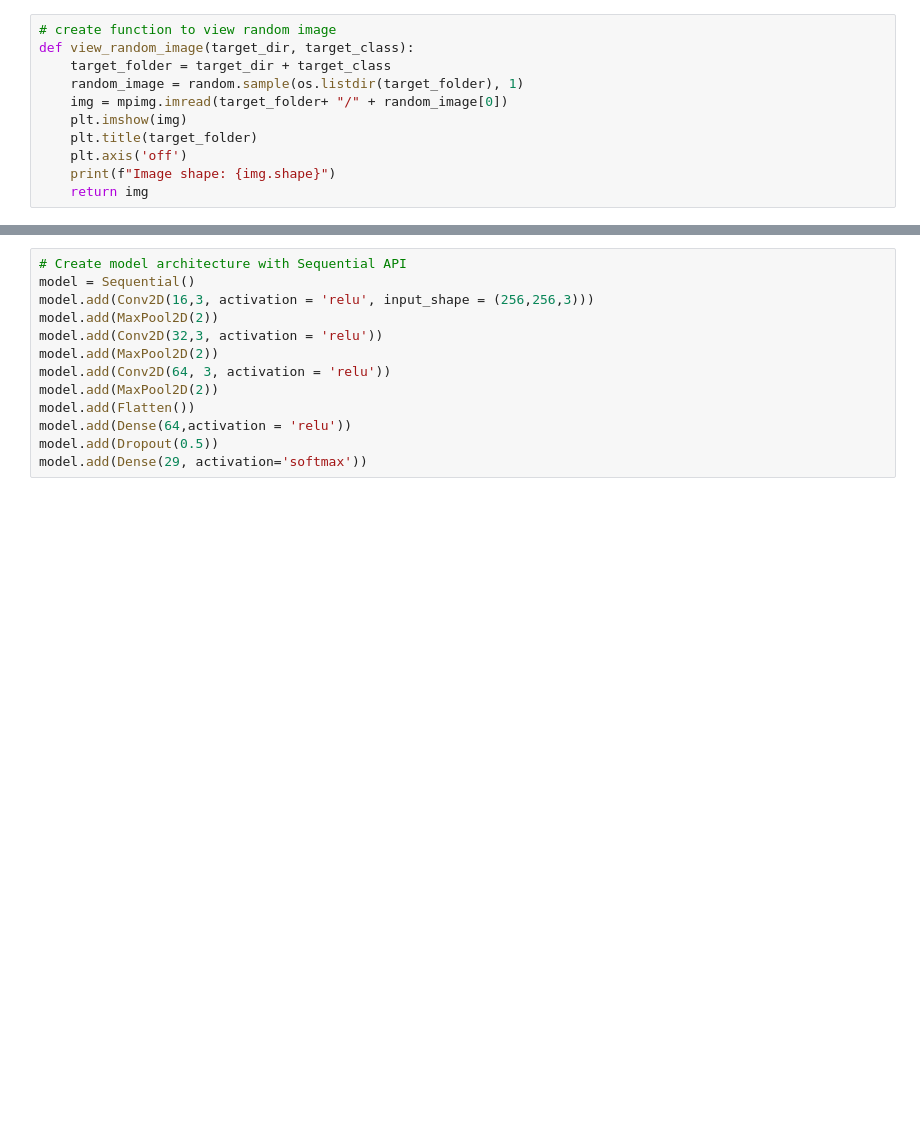
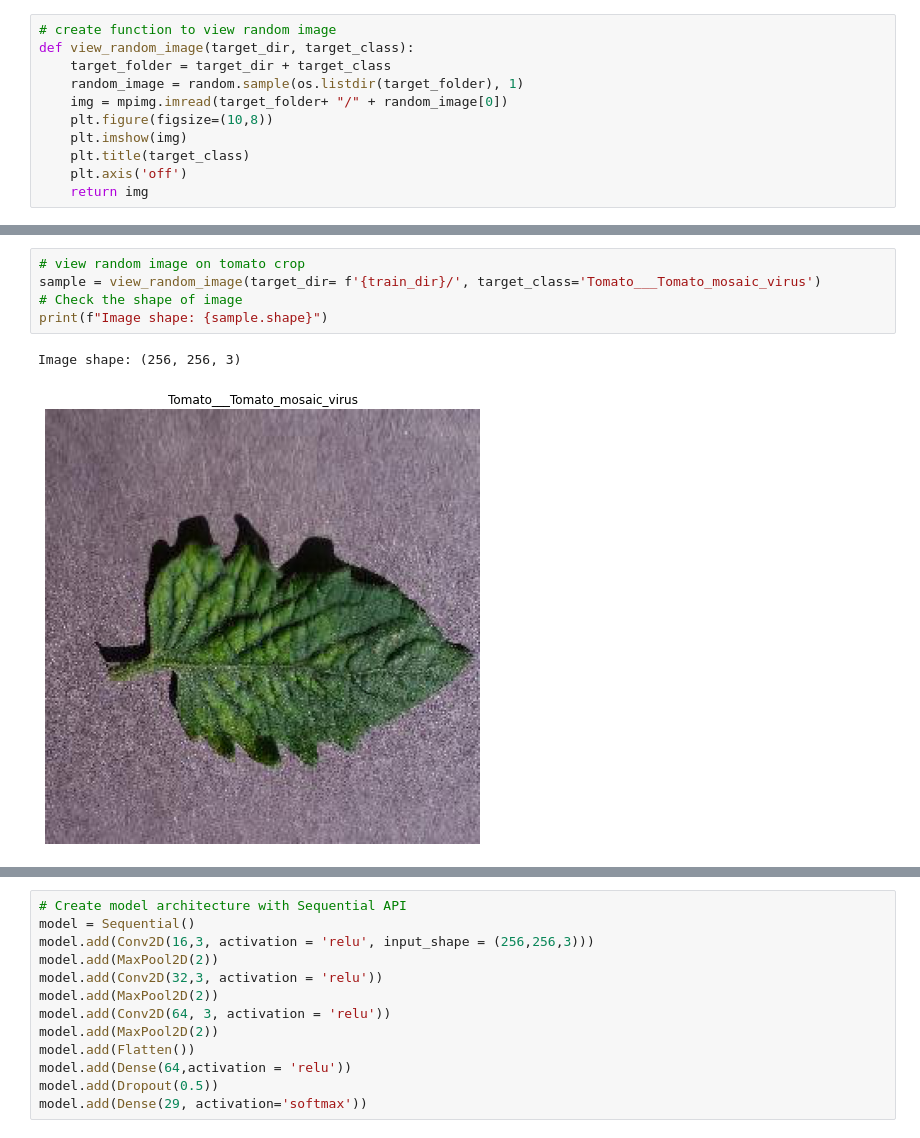
Before and after one commit to FiahIdris/Plant_Desease_Detection, a Jupyter notebook: h8dsft_Milestone2P2.ipynb, the cells around one changed output, grey strips where cells are left out. Drawn from its saved outputs; the diff is of its cells as text; blank space fills up the shorter version.

```diff
--- a/h8dsft_Milestone2P2.ipynb
+++ b/h8dsft_Milestone2P2.ipynb
@@ -38,8 +97,8 @@ def view_random_image(target_dir, target_class):
     target_folder = target_dir + target_class
     random_image = random.sample(os.listdir(target_folder), 1)
     img = mpimg.imread(target_folder+ "/" + random_image[0])
+    plt.figure(figsize=(10,8))
     plt.imshow(img)
-    plt.title(target_folder)
+    plt.title(target_class)
     plt.axis('off')
-    print(f"Image shape: {img.shape}")
     return img
@@ -51,0 +112,8 @@ Image shape: (256, 256, 3)
+# %%
+# view random image on tomato crop
+sample = view_random_image(target_dir= f'{train_dir}/', target_class='Tomato___Tomato_mosaic_virus')
+# Check the shape of image
+print(f"Image shape: {sample.shape}")
+# %% [output]
+Image shape: (256, 256, 3)
+[figure, added]
```
Also changed, not shown: parts of 82 cells of this notebook, 6 other files.
